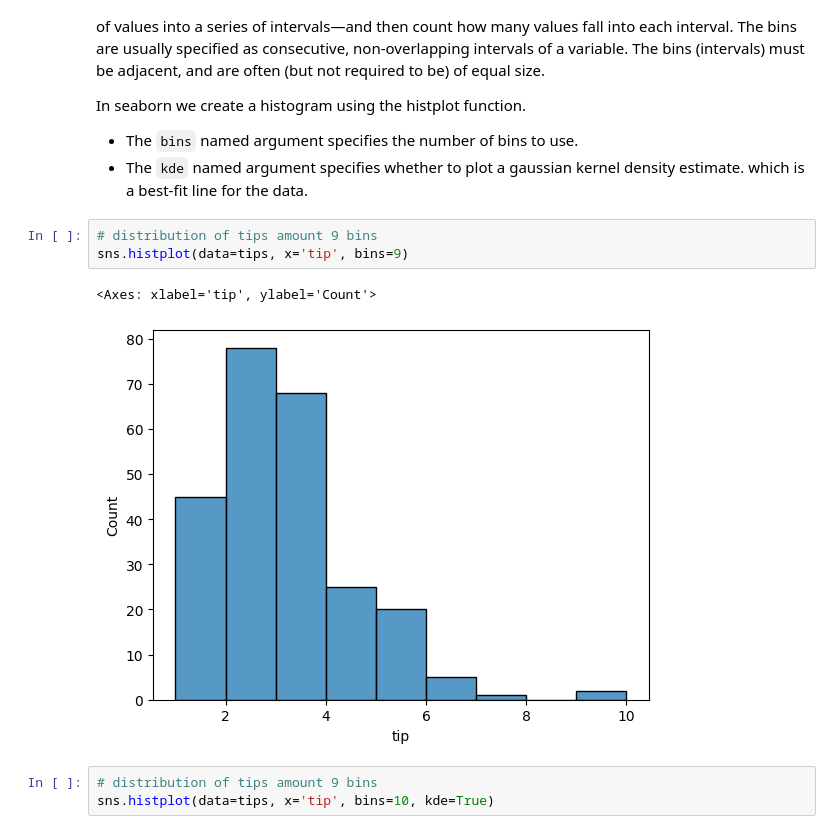
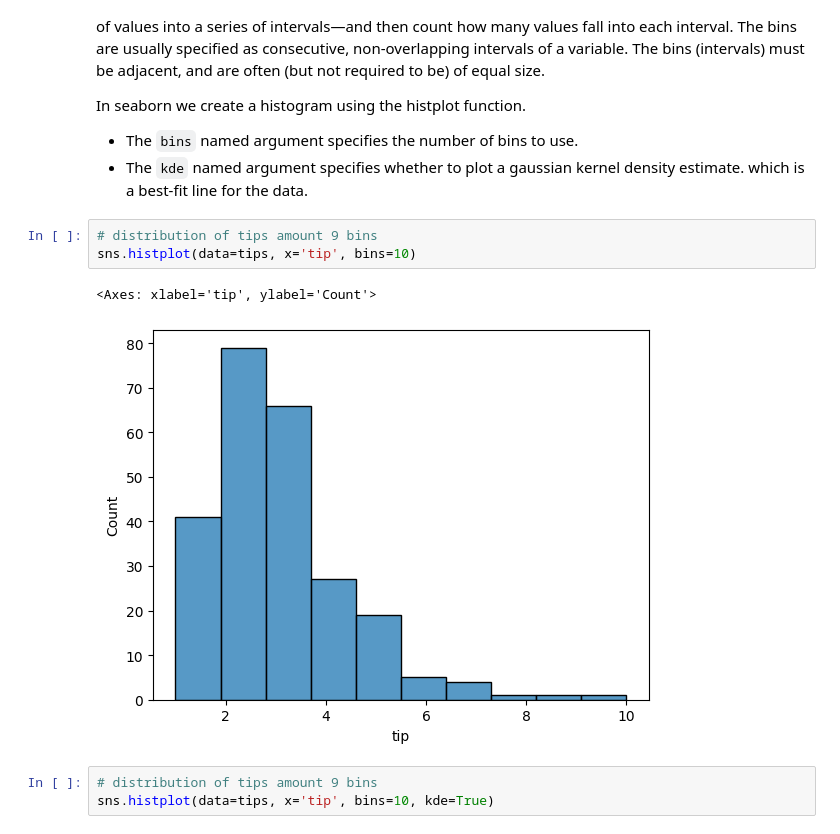
Before and after one commit to solomonburt/ist356M001SP25, a Jupyter notebook: 6-viz/6-2-slides.ipynb, the cells around one changed output. Saved outputs shown, nothing was run; the diff lists cells and outputs as text.

```diff
--- a/6-viz/6-2-slides.ipynb
+++ b/6-viz/6-2-slides.ipynb
@@ -38,10 +38,10 @@ In seaborn we create a histogram using the histplot function.
 - The `kde` named argument specifies whether to plot a gaussian kernel density estimate. which is a best-fit line for the data.
 # %%
 # distribution of tips amount 9 bins
-sns.histplot(data=tips, x='tip', bins=9)
+sns.histplot(data=tips, x='tip', bins=10)
 # %% [output]
 <Axes: xlabel='tip', ylabel='Count'>
-[figure, old version]
+[figure, new version]
 # %%
 # distribution of tips amount 9 bins
 sns.histplot(data=tips, x='tip', bins=10, kde=True)
```
Also changed, not shown: 4 other files.
